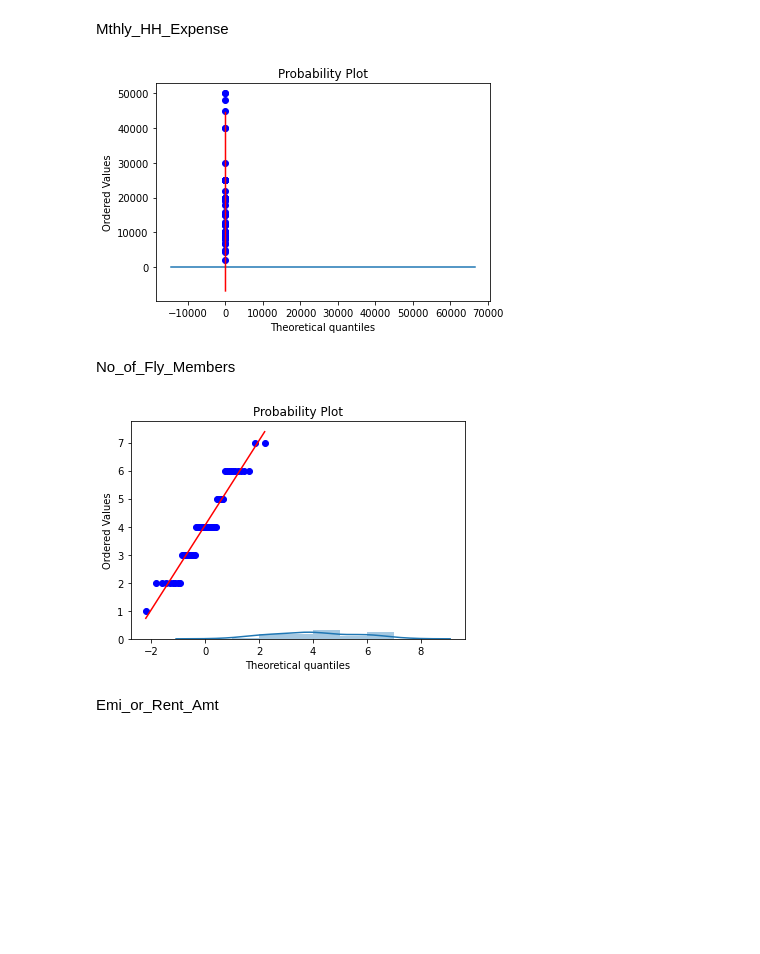
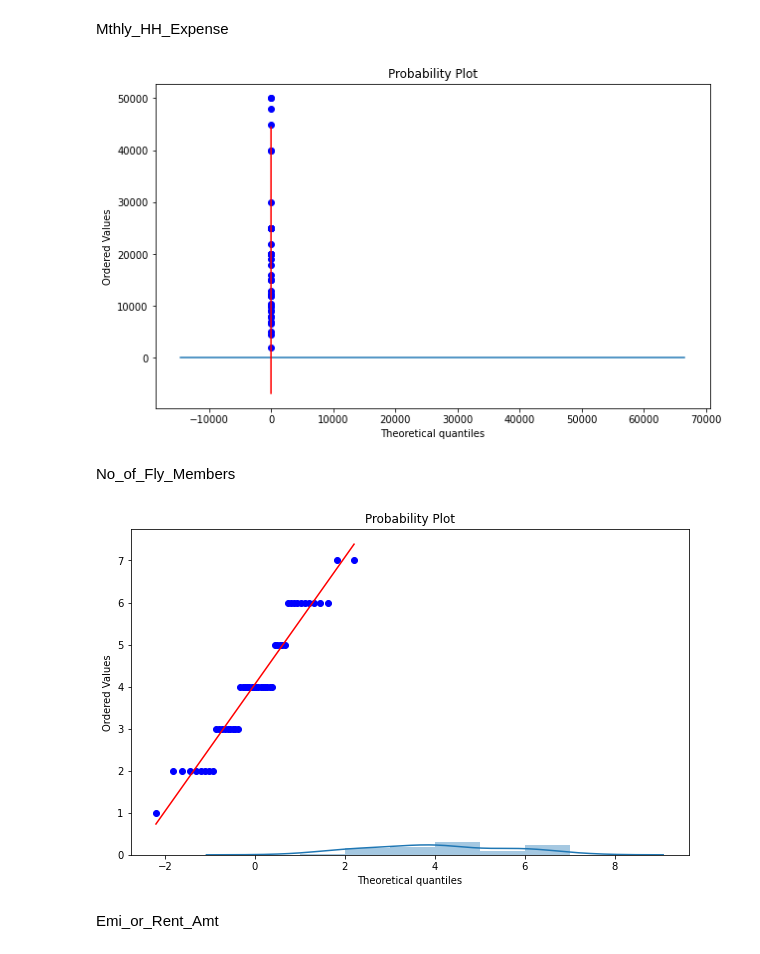
Before and after one commit to CodeWithSridhar/Innomatics-Internship, a Jupyter notebook: Task7_Descriptive_Statistics.ipynb, the cells around one changed output. Cells and saved outputs as stored; diff of their text form; code cells hidden in the pictures; blank space fills up the shorter version.

```diff
--- a/Task7_Descriptive_Statistics.ipynb
+++ b/Task7_Descriptive_Statistics.ipynb
@@ -235,20 +237,22 @@ pylab.show(A)
 Mthly_HH_Expense
 # %%
 Mthly_HH_Expense = data.Mthly_HH_Expense
+fig, ax = plt.subplots(figsize=(10,6))
 sns.distplot(Mthly_HH_Expense)
 B = probplot(Mthly_HH_Expense,dist='norm',plot=pylab)
 pylab.show(B)
 # %% [output]
-[figure, old version]
+[figure, new version]
 # %% [markdown]
 No_of_Fly_Members
 # %%
 No_of_Fly_Members = data.No_of_Fly_Members
+fig, ax = plt.subplots(figsize=(10,6))
 sns.distplot(No_of_Fly_Members)
 C = probplot(No_of_Fly_Members,dist='norm',plot=pylab)
 pylab.show(C)
 # %% [output]
-[figure, old version]
+[figure, new version]
 # %% [markdown]
 Emi_or_Rent_Amt
 # %%
```
Also changed, not shown: parts of 7 cells of this notebook.
